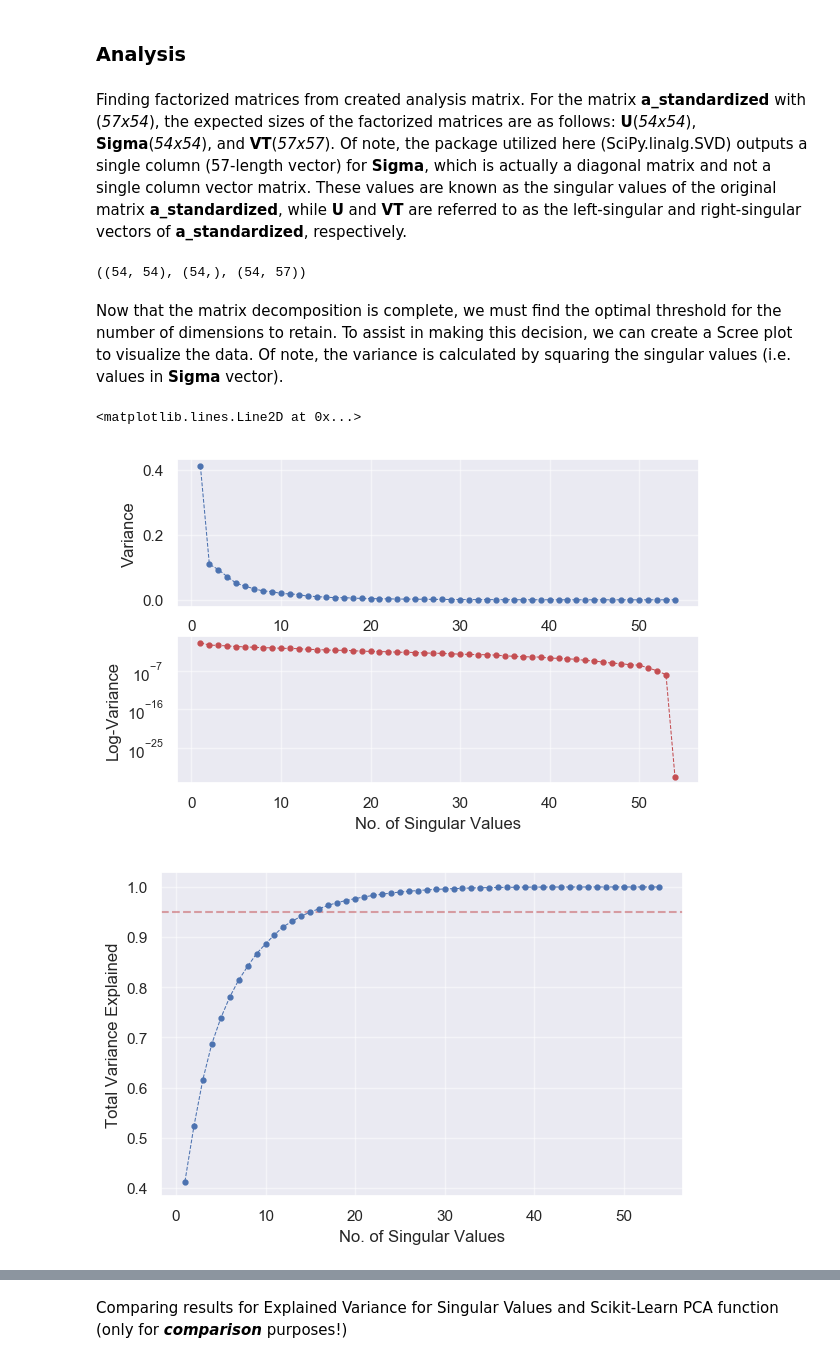
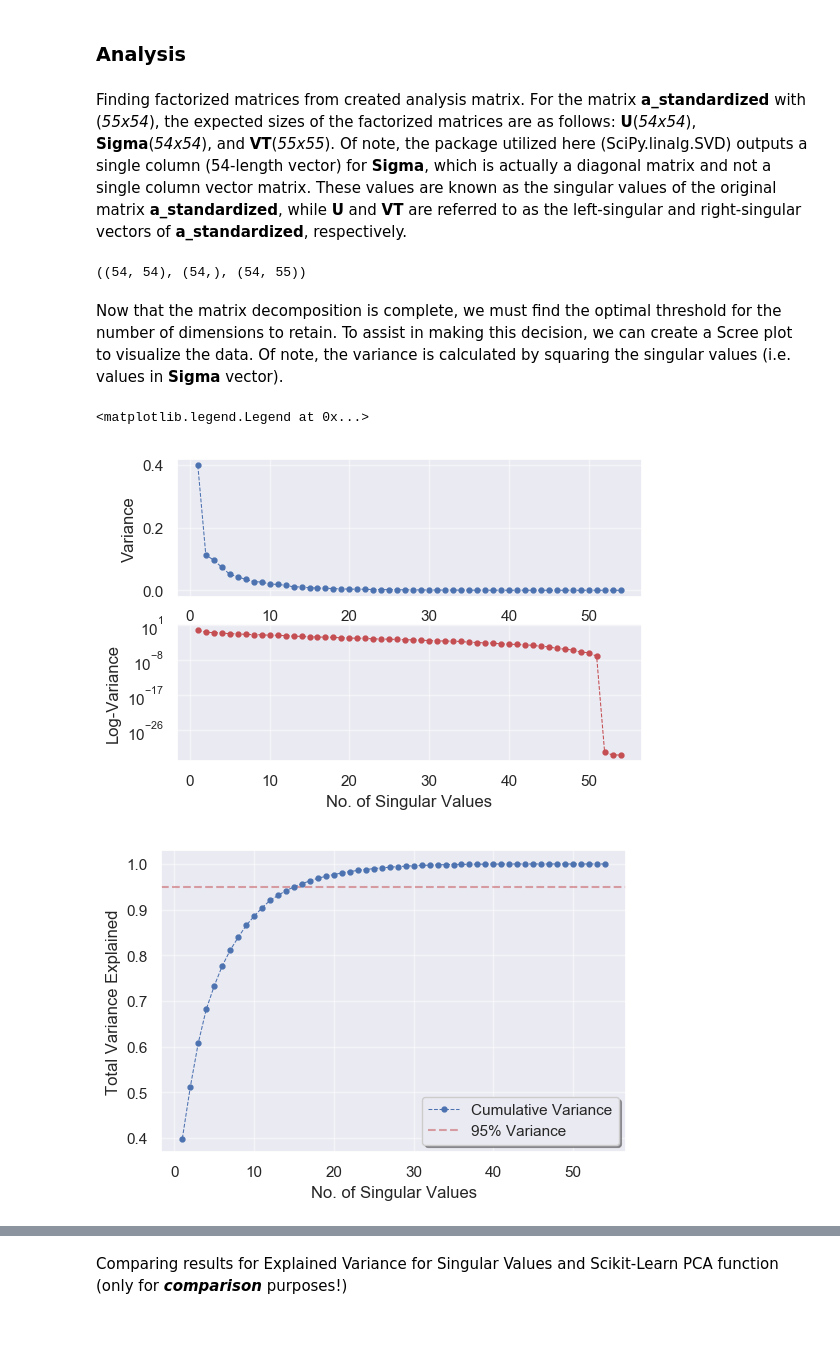
Before and after one commit to istewar1/Research, a Jupyter notebook: COSC 528/Project 2/Project2_notebook.ipynb, the cells around one changed output, grey strips where cells are left out. Drawn from its saved outputs; the diff is of its cells as text; code cells hidden in the pictures; blank space fills up the shorter version.

```diff
--- a/COSC 528/Project 2/Project2_notebook.ipynb
+++ b/COSC 528/Project 2/Project2_notebook.ipynb
@@ -42,3 +44,5 @@ df.head()
 Dropping unique features from dataframe and large amounts of missing values.
 # %%
 df = df.drop(['IPEDS#','HBC','Carm R1','Med School Res $','AG Research ($000)','Med School Res $','Academic Support Expenditures','Profess Degrees'],axis=1)
+df = df.drop(df.columns[-1], axis=1);df = df.drop(df.columns[-1], axis=1) # Dropping final two columns; they are repeats
+df.shape
@@ -153,7 +159,7 @@ sns.heatmap(corr,cbar=True,cmap="RdBu_r",yticklabels=[],xticklabels=[])
 # %% [markdown]
 ### **Analysis**
 # %% [markdown]
-Finding factorized matrices from created analysis matrix. For the matrix **a_standardized** with (*57x54*), the expected sizes of the factorized matrices are as follows: **U**(*54x54*), **Sigma**(*54x54*), and **VT**(*57x57*). Of note, the package utilized here (SciPy.linalg.SVD) outputs a single column (57-length vector) for **Sigma**, which is actually a diagonal matrix and not a single column vector matrix. These values are known as the singular values of the original matrix **a_standardized**, while **U** and **VT** are referred to as the left-singular and right-singular vectors of **a_standardized**, respectively.
+Finding factorized matrices from created analysis matrix. For the matrix **a_standardized** with (*55x54*), the expected sizes of the factorized matrices are as follows: **U**(*54x54*), **Sigma**(*54x54*), and **VT**(*55x55*). Of note, the package utilized here (SciPy.linalg.SVD) outputs a single column (54-length vector) for **Sigma**, which is actually a diagonal matrix and not a single column vector matrix. These values are known as the singular values of the original matrix **a_standardized**, while **U** and **VT** are referred to as the left-singular and right-singular vectors of **a_standardized**, respectively.
 # %%
 U, Sigma, VT = svd(a_standardized.values,full_matrices=False)
 PCs = a_standardized.values.dot(VT.T)
@@ -161,45 +167,46 @@ PCs = a_standardized.values.dot(VT.T)
 # Verifying shape of SVD from SciPy.linalg.SVD function
 U.shape,Sigma.shape,VT.shape
 # %% [output]
-((54, 54), (54,), (54, 57))
+((54, 54), (54,), (54, 55))
 # %% [markdown]
 Now that the matrix decomposition is complete, we must find the optimal threshold for the number of dimensions to retain. To assist in making this decision, we can create a Scree plot to visualize the data. Of note, the variance is calculated by squaring the singular values (i.e. values in **Sigma** vector).
 # %%
 # Calc. Variance for each PC
 variance_sigma = Sigma**2/np.sum(Sigma**2)
 
 # Calc. Total Variance Explained for each PC step
 PC_no = np.arange(1,len(variance_sigma)+1)
 total_variance = []
 for i in range(len(variance_sigma)):
     var = variance_sigma[i]
     if i == 0:
         total_variance.append(var)
     else:
         total_variance.append(total_variance[i-1]+var)
 
 fig, (ax,ax1) = plt.subplots(nrows=2,dpi=100)
 ax.plot(PC_no,variance_sigma,'o--',markersize=3.5,linewidth=0.75)
 ax.grid(alpha=0.5)
 ax.set_ylabel('Variance')
 ax1.plot(PC_no,variance_sigma,'ro--',markersize=3.5,linewidth=0.75)
 ax1.set_ylabel('Log-Variance')
 ax1.set_xlabel('No. of Singular Values')
 ax1.set_yscale('log')
 ax1.grid(which='both',alpha=0.5)
 #plt.savefig('/Users/i6o/Research/COSC 528/Project 2/Figures/Variance_Explained_Per_PC.png',format='png',dpi=600)
 
 fig, ax = plt.subplots(dpi=100)
-ax.plot(PC_no,total_variance,'o--',markersize=3.5,linewidth=0.75,zorder=2)
+ax.plot(PC_no,total_variance,'o--',markersize=3.5,linewidth=0.75,zorder=2,label='Cumulative Variance')
 ax.grid(alpha=0.5)
 ax.set_ylabel('Total Variance Explained')
 ax.set_xlabel('No. of Singular Values')
-plt.axhline(0.95,color='r',linestyle='--',alpha=0.5,zorder=1)
+plt.axhline(0.95,color='r',linestyle='--',alpha=0.5,zorder=1,label='95% Variance')
+plt.legend(loc='best',fancybox=True,shadow=True)
 #plt.savefig('/Users/i6o/Research/COSC 528/Project 2/Figures/Total_Variance_Explained.png',format='png',dpi=600)
 # %% [output]
-<matplotlib.lines.Line2D at 0x...>
+<matplotlib.legend.Legend at 0x...>
-[figure, old version]
+[figure, new version]
-[figure, old version]
+[figure, new version]
 # %%
 # Print Variance and Total Variance explained by each Principal Component (PC)
 n = 20
```
Also changed, not shown: parts of 37 cells of this notebook, 3 other files.
